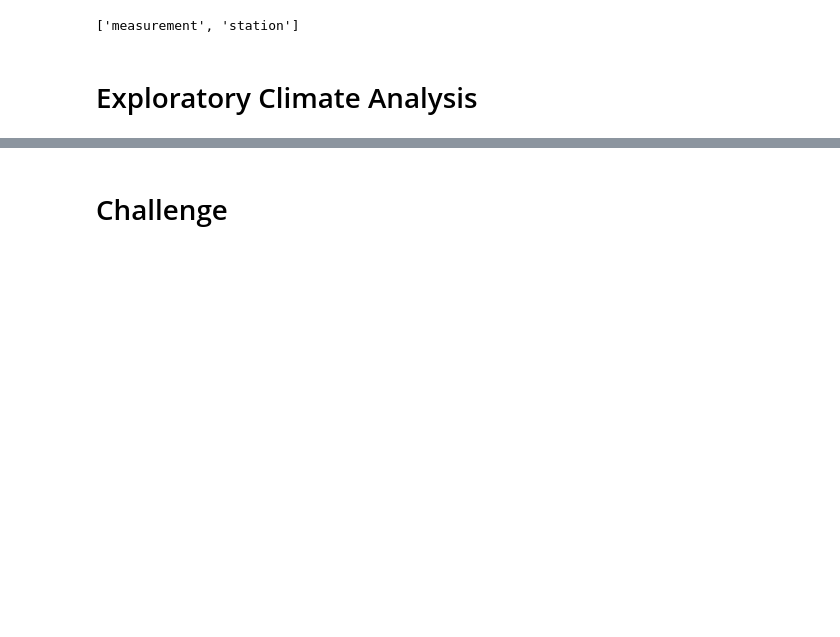
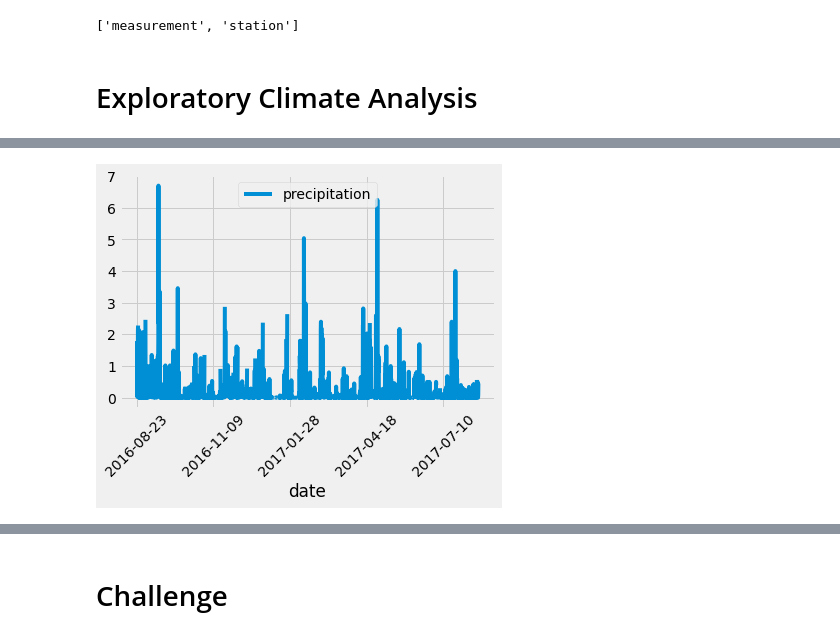
Before and after one commit to ian-zukowski/surfs_up_practice_M9, a Jupyter notebook: climate_analysis.ipynb, the cells around one changed output, grey strips where cells are left out. Drawn from its saved outputs; the diff is of its cells as text; code cells hidden in the pictures; blank space fills up the shorter version.

Commit message:
Annual precipitation starting from 2016-08-23.

```diff
--- a/climate_analysis.ipynb
+++ b/climate_analysis.ipynb
@@ -34,6 +34,7 @@ Measurement = Base.classes.measurement
 Station = Base.classes.station
 # %%
 # Create our session (link) from Python to the DB
+session = Session(engine)
 # %% [markdown]
 # Exploratory Climate Analysis
 # %%
@@ -41,11 +42,18 @@ Station = Base.classes.station
 #Starting from the last data point in the database.
 
 # Calculate the date one year from the last date in data set.
-
-# Perform a query to retrieve the data and precipitation scores
-
-# Save the query results as a Pandas DataFrame and set the index to the date column
-
-# Sort the dataframe by date
-
-# Use Pandas Plotting with Matplotlib to plot the data
+prev_year = dt.date(2017,8,23) - dt.timedelta(days=365)
+# %%
+# Perform a query to retrieve the data and precipitation scores
+# create an empty list for results to populate into
+results = []
+# run a query using sqlite session
+# 1) Access Measurement database
+# 2) Retrieve 'date' and 'prcp' columns
+# 3) Filter based on 'date' values greater than 2016-8-23 ('prev_year')
+results = session.query(Measurement.date, Measurement.prcp).filter(Measurement.date >= prev_year).all()
+print(results)
+
+
+## commented code below will print the query text being used (i.e. 'Select ... from ...')
+## results = session.query(Measurement.date, Measurement.prcp).filter(Measurement.date >= prev_year)
@@ -51,0 +62,9 @@ Station = Base.classes.station
+# %%
+# Save the query results as a Pandas DataFrame
+# Then set the index to the date column
+df = pd.DataFrame(results, columns=['date','precipitation'])
+df.set_index(df['date'],inplace=True)
+
+# Sort the dataframe by the index (date), but hide the index when printing results
+df = df.sort_index()
+print(df.to_string(index=False))
@@ -52,2 +89,9 @@ Station = Base.classes.station
+# %%
+# Use Pandas Plotting with Matplotlib to plot the data
+df.plot()
+plt.xticks(rotation=45)
+plt.show()
+# %% [output]
+[figure, added]
 # %%
 # Use Pandas to calcualte the summary statistics for the precipitation data
```
Also changed, not shown: parts of 3 cells of this notebook.
